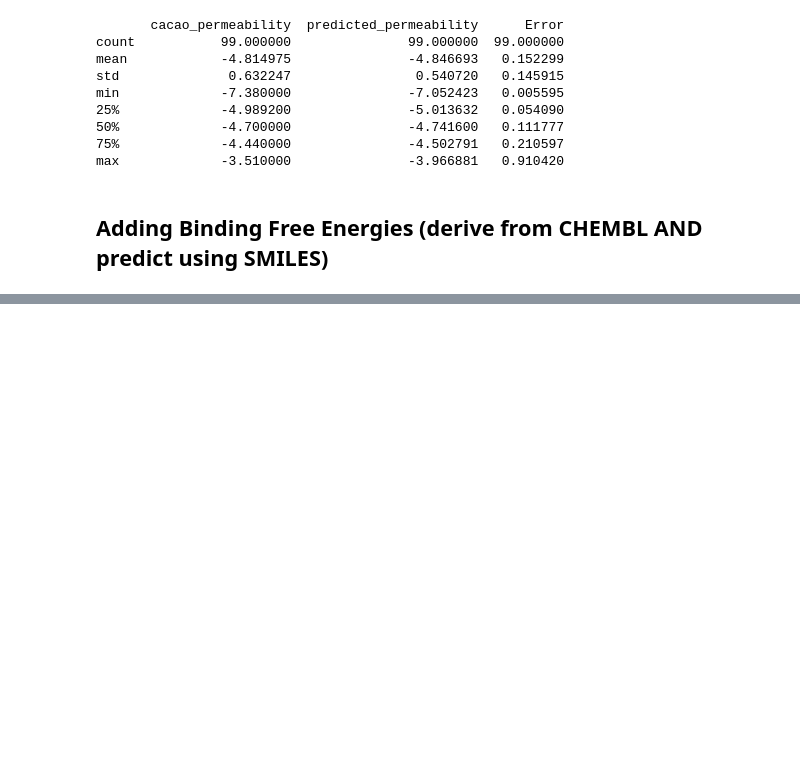
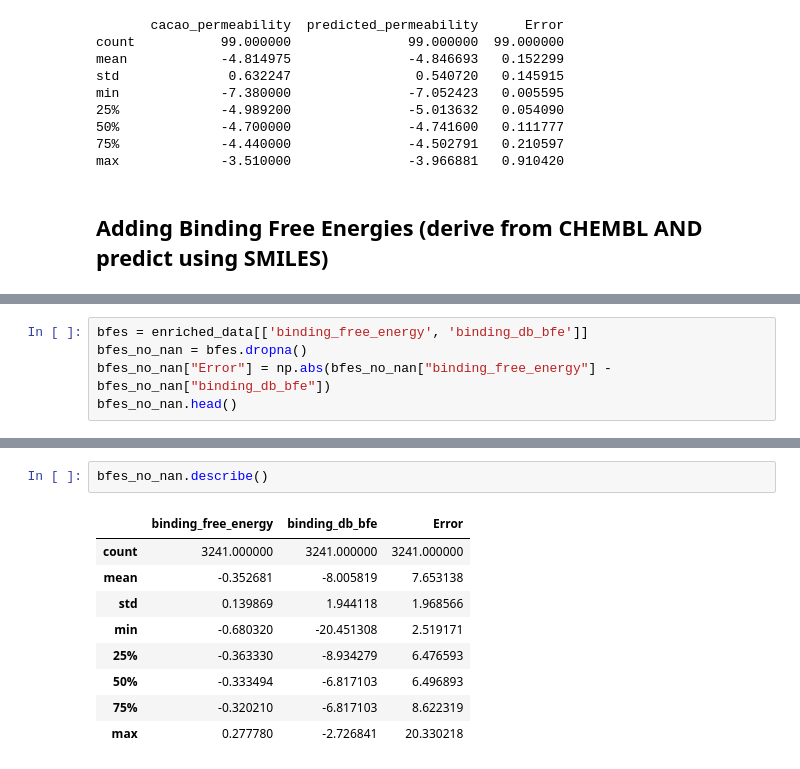
Before and after one commit to Azulene-Labs/SanjitAzuleneLabs, a Jupyter notebook: drug_dataset/enrich_properties/enrich_properties_test.ipynb, the cells around one changed output, grey strips where cells are left out. Cells and saved outputs as stored; diff of their text form; blank space fills up the shorter version.

```diff
--- a/drug_dataset/enrich_properties/enrich_properties_test.ipynb
+++ b/drug_dataset/enrich_properties/enrich_properties_test.ipynb
@@ -370,0 +381,5 @@ Name: count, dtype: int64
+# %%
+bfes = enriched_data[['binding_free_energy', 'binding_db_bfe']]
+bfes_no_nan = bfes.dropna()
+bfes_no_nan["Error"] = np.abs(bfes_no_nan["binding_free_energy"] - bfes_no_nan["binding_db_bfe"])
+bfes_no_nan.head()
@@ -370,0 +393,12 @@ Name: count, dtype: int64
+# %%
+bfes_no_nan.describe()
+# %% [output]
+|  | binding_free_energy | binding_db_bfe | Error |
+| count | 3241.000000 | 3241.000000 | 3241.000000 |
+| mean | -0.352681 | -8.005819 | 7.653138 |
+| std | 0.139869 | 1.944118 | 1.968566 |
+| min | -0.680320 | -20.451308 | 2.519171 |
+| 25% | -0.363330 | -8.934279 | 6.476593 |
+| 50% | -0.333494 | -6.817103 | 6.496893 |
+| 75% | -0.320210 | -6.817103 | 8.622319 |
+| max | 0.277780 | -2.726841 | 20.330218 |
```
Also changed, not shown: parts of 12 cells of this notebook, 5 other files.
